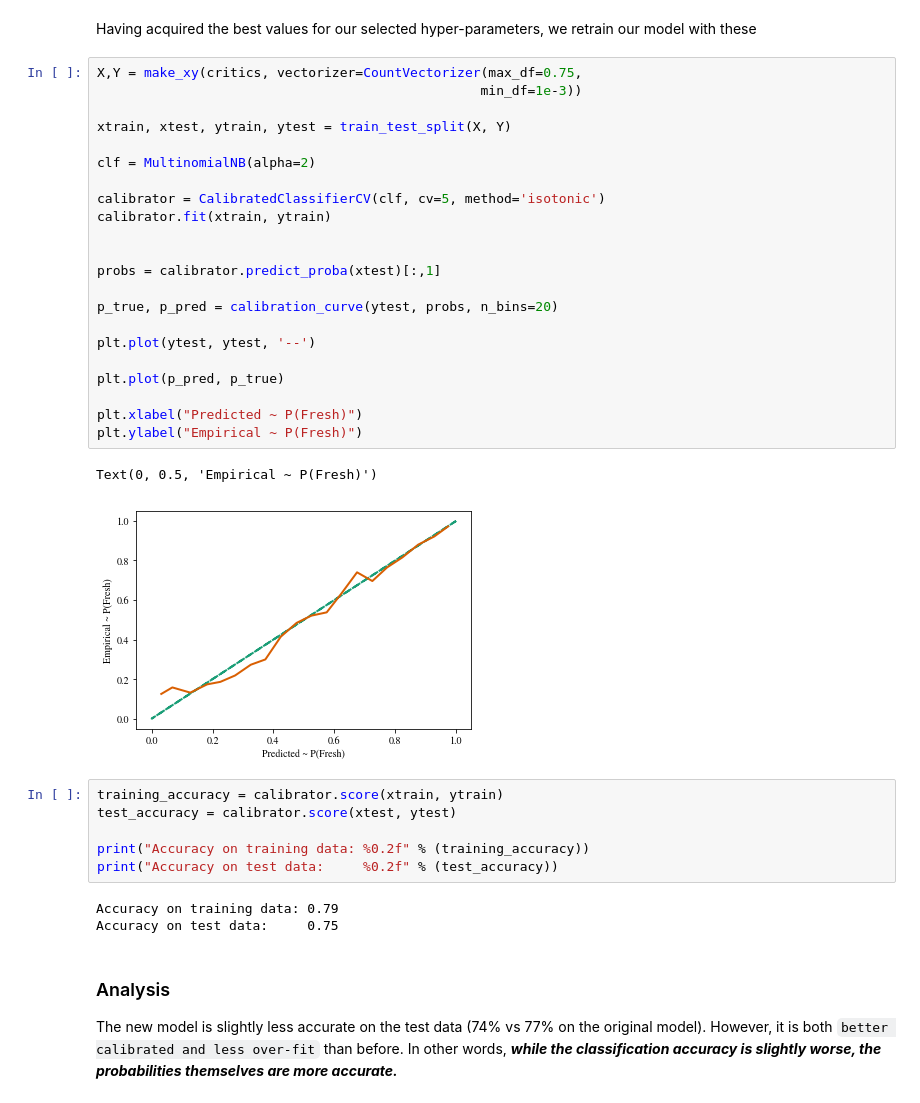
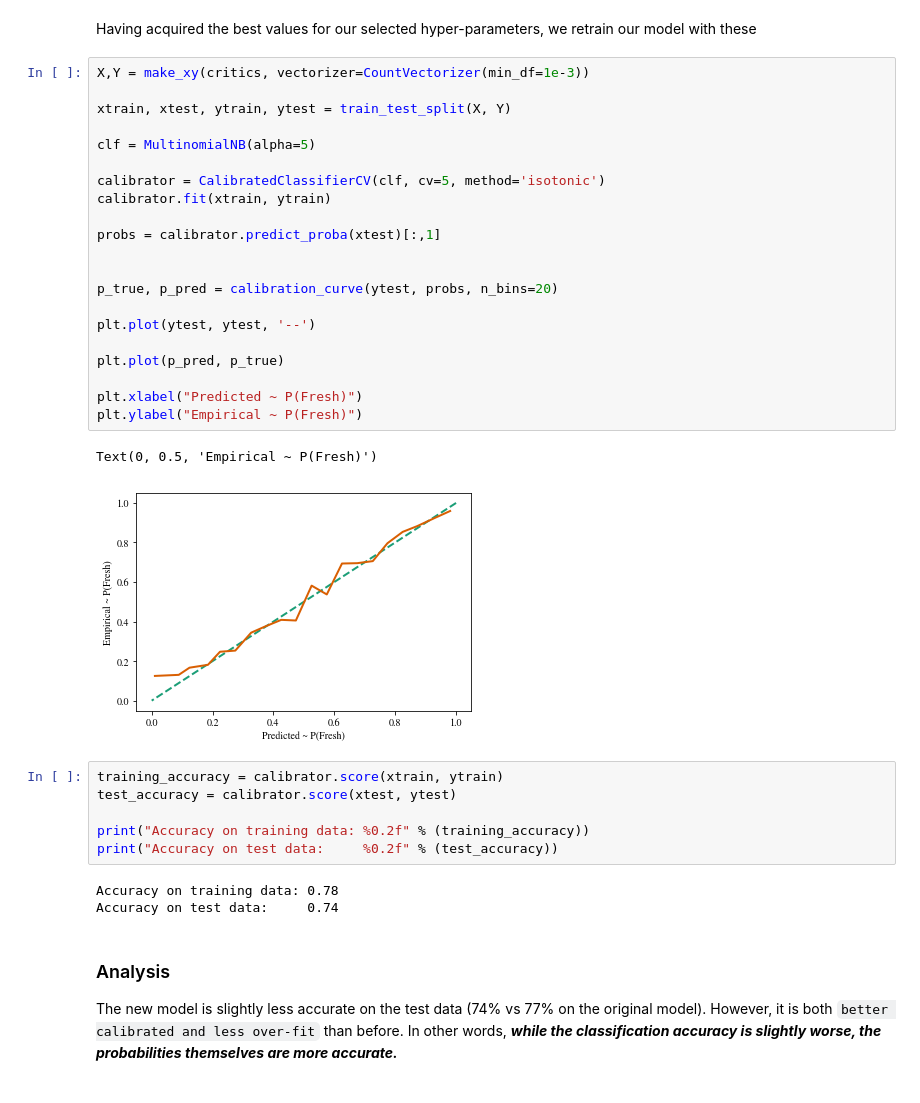
Before and after one commit to joaoDragado/dSc_roadmap, a Jupyter notebook: projects/SentimentAnalysis/HW3_user_scikit.ipynb, the cells around one changed output. Cells and saved outputs as stored; diff of their text form.

```diff
--- a/projects/SentimentAnalysis/HW3_user_scikit.ipynb
+++ b/projects/SentimentAnalysis/HW3_user_scikit.ipynb
@@ -351,30 +350,29 @@ Best parameters set:
 # %% [markdown]
 Having acquired the best values for our selected hyper-parameters, we retrain our model with these
 # %%
-X,Y = make_xy(critics, vectorizer=CountVectorizer(max_df=0.75,
-                                                 min_df=1e-3))
+X,Y = make_xy(critics, vectorizer=CountVectorizer(min_df=1e-3))
 
 xtrain, xtest, ytrain, ytest = train_test_split(X, Y)
 
-clf = MultinomialNB(alpha=2)
+clf = MultinomialNB(alpha=5)
 
 calibrator = CalibratedClassifierCV(clf, cv=5, method='isotonic')
 calibrator.fit(xtrain, ytrain)
 
+probs = calibrator.predict_proba(xtest)[:,1]
 
-probs = calibrator.predict_proba(xtest)[:,1]
 
 p_true, p_pred = calibration_curve(ytest, probs, n_bins=20)
 
 plt.plot(ytest, ytest, '--')
 
 plt.plot(p_pred, p_true)
 
 plt.xlabel("Predicted ~ P(Fresh)")
 plt.ylabel("Empirical ~ P(Fresh)")
 # %% [output]
 Text(0, 0.5, 'Empirical ~ P(Fresh)')
-[figure, old version]
+[figure, new version]
 # %%
 training_accuracy = calibrator.score(xtrain, ytrain)
 test_accuracy = calibrator.score(xtest, ytest)
@@ -382,8 +380,8 @@ test_accuracy = calibrator.score(xtest, ytest)
 print("Accuracy on training data: %0.2f" % (training_accuracy))
 print("Accuracy on test data:     %0.2f" % (test_accuracy))
 # %% [output]
-Accuracy on training data: 0.79
-Accuracy on test data:     0.75
+Accuracy on training data: 0.78
+Accuracy on test data:     0.74
 # %% [markdown]
 ### Analysis
 
```
Also changed, not shown: parts of 17 cells of this notebook.
